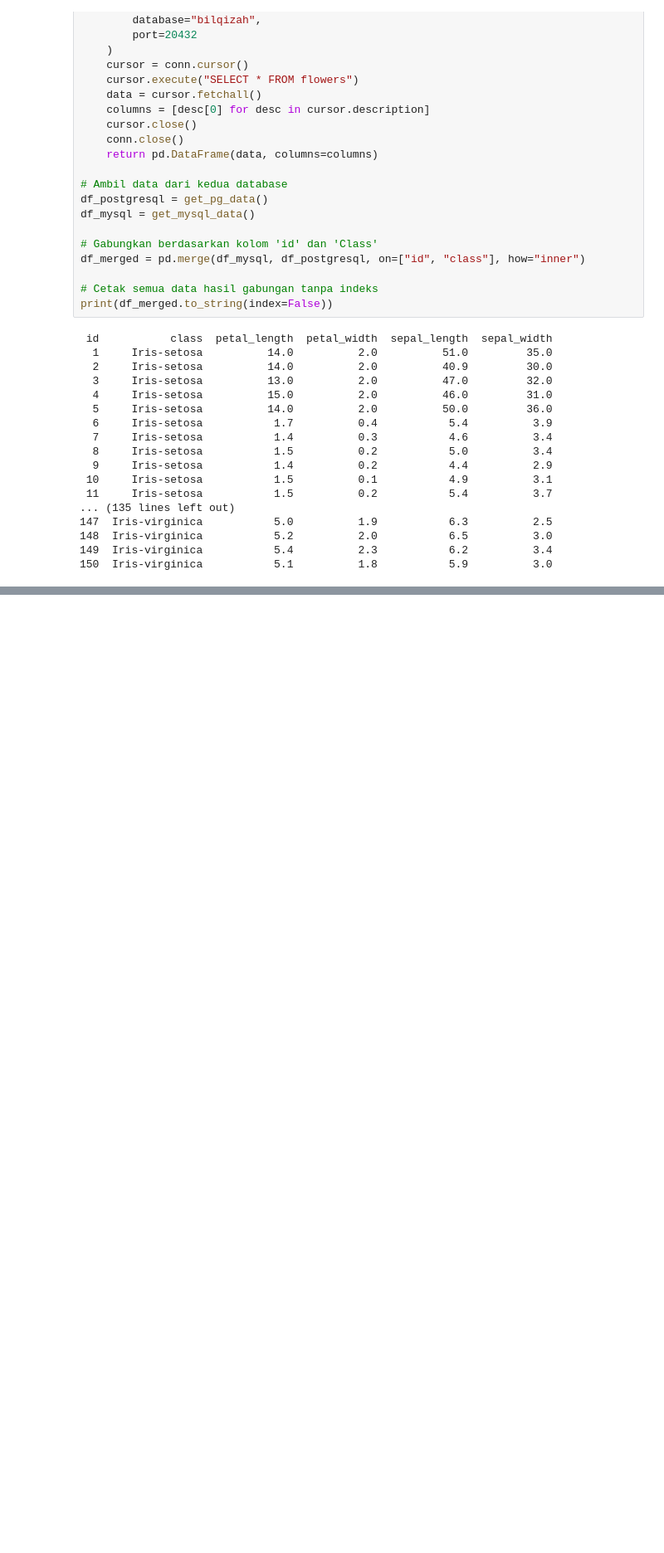
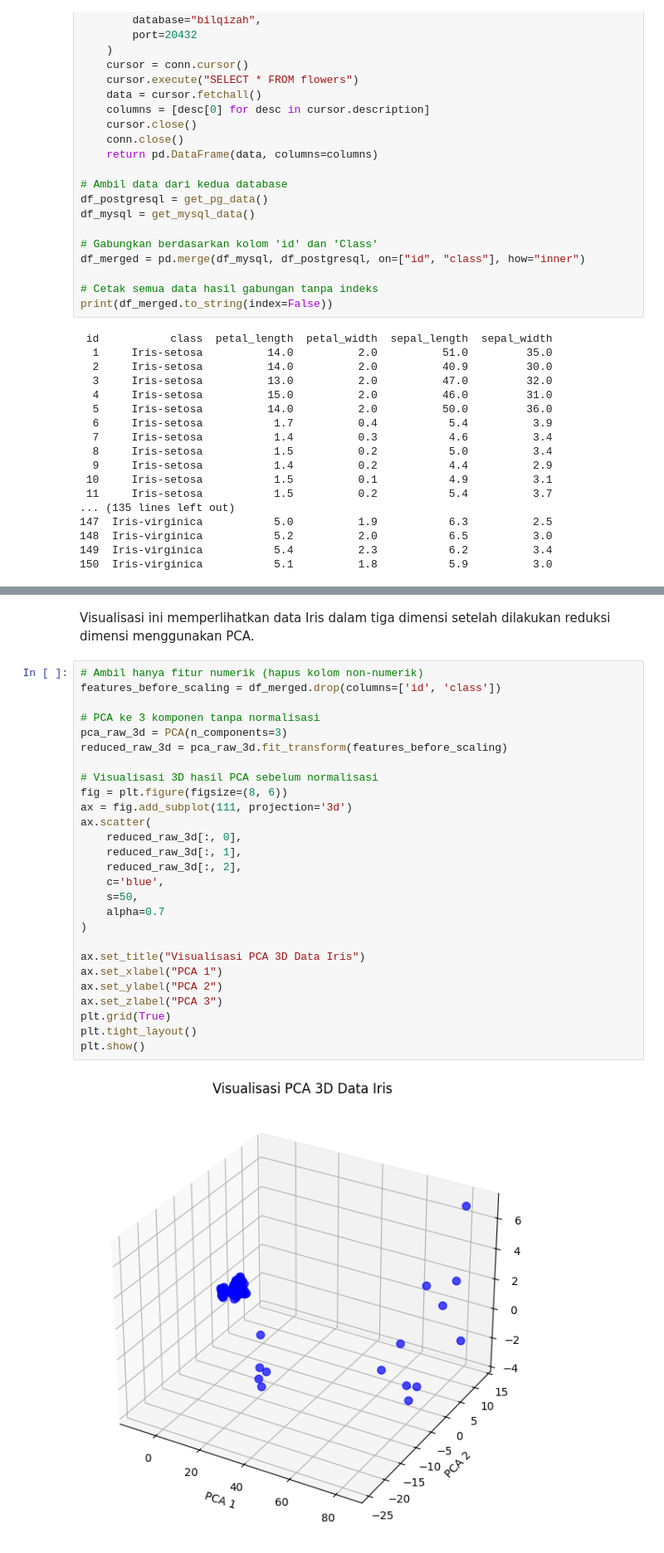
Before and after one commit to bilqizarahma/PENDATA, a Jupyter notebook: _sources/K_Means.ipynb, the cells around one changed output, grey strips where cells are left out. Shown: that part at 83% size. Saved outputs shown, nothing was run; the diff lists cells and outputs as text; blank space fills up the shorter version.

```diff
--- a/_sources/K_Means.ipynb
+++ b/_sources/K_Means.ipynb
@@ -461,0 +290,31 @@ Silhouette Score untuk 4 klaster: 0.904
+# %% [markdown]
+Visualisasi ini memperlihatkan data Iris dalam tiga dimensi setelah dilakukan reduksi dimensi menggunakan PCA.
+# %%
+# Ambil hanya fitur numerik (hapus kolom non-numerik)
+features_before_scaling = df_merged.drop(columns=['id', 'class'])
+
+# PCA ke 3 komponen tanpa normalisasi
+pca_raw_3d = PCA(n_components=3)
+reduced_raw_3d = pca_raw_3d.fit_transform(features_before_scaling)
+
+# Visualisasi 3D hasil PCA sebelum normalisasi
+fig = plt.figure(figsize=(8, 6))
+ax = fig.add_subplot(111, projection='3d')
+ax.scatter(
+    reduced_raw_3d[:, 0],
+    reduced_raw_3d[:, 1],
+    reduced_raw_3d[:, 2],
+    c='blue',
+    s=50,
+    alpha=0.7
+)
+
+ax.set_title("Visualisasi PCA 3D Data Iris")
+ax.set_xlabel("PCA 1")
+ax.set_ylabel("PCA 2")
+ax.set_zlabel("PCA 3")
+plt.grid(True)
+plt.tight_layout()
+plt.show()
+# %% [output]
+[figure, added]
```
Also changed, not shown: parts of 48 cells of this notebook, 12 other files.
